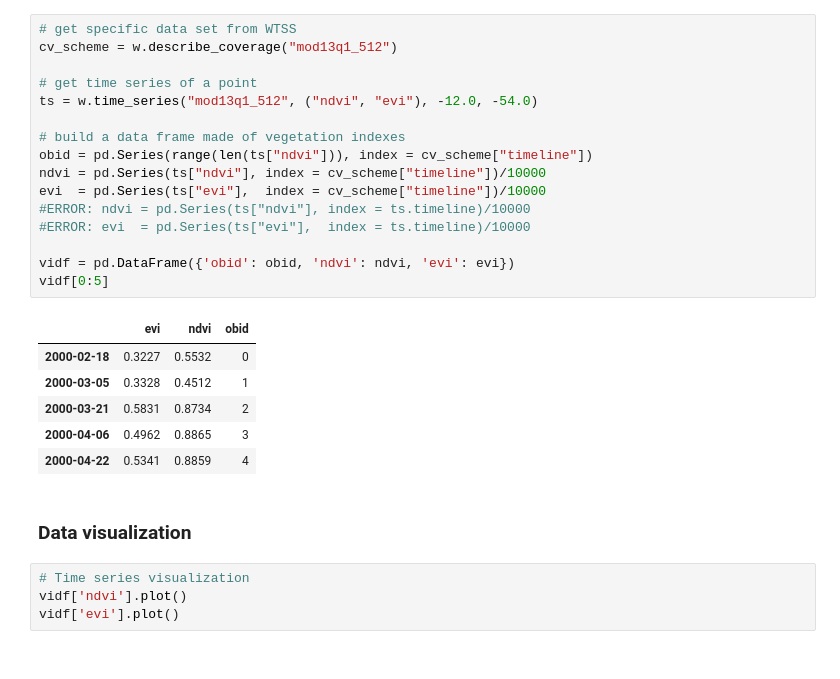
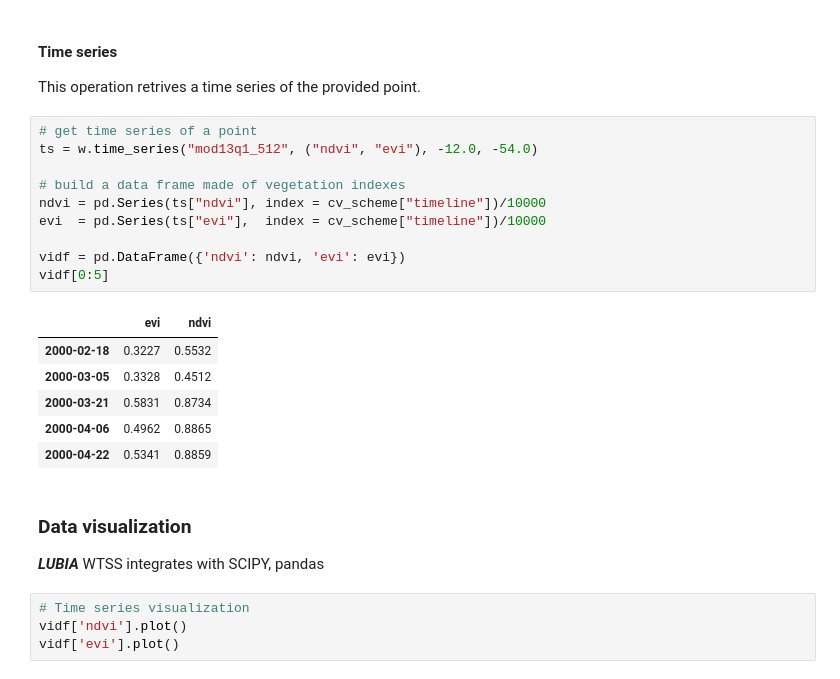
Before and after one commit to rolfsimoes/wgiss-py-webinar, a Jupyter notebook: WGISS_Tech_Webinar.ipynb, the cells around one changed output. Drawn from its saved outputs; the diff is of its cells as text.

```diff
--- a/WGISS_Tech_Webinar.ipynb
+++ b/WGISS_Tech_Webinar.ipynb
@@ -77,28 +118,26 @@ mod13q1_512
+# %% [markdown]
+#### Time series
+This operation retrives a time series of the provided point.
 # %%
-# get specific data set from WTSS
-cv_scheme = w.describe_coverage("mod13q1_512")
-
 # get time series of a point
 ts = w.time_series("mod13q1_512", ("ndvi", "evi"), -12.0, -54.0)
 
 # build a data frame made of vegetation indexes
-obid = pd.Series(range(len(ts["ndvi"])), index = cv_scheme["timeline"])
 ndvi = pd.Series(ts["ndvi"], index = cv_scheme["timeline"])/10000
 evi  = pd.Series(ts["evi"],  index = cv_scheme["timeline"])/10000
-#ERROR: ndvi = pd.Series(ts["ndvi"], index = ts.timeline)/10000
-#ERROR: evi  = pd.Series(ts["evi"],  index = ts.timeline)/10000
 
-vidf = pd.DataFrame({'obid': obid, 'ndvi': ndvi, 'evi': evi})
+vidf = pd.DataFrame({'ndvi': ndvi, 'evi': evi})
 vidf[0:5]
 # %% [output]
-|  | evi | ndvi | obid |
-| 2000-02-18 | 0.3227 | 0.5532 | 0 |
-| 2000-03-05 | 0.3328 | 0.4512 | 1 |
-| 2000-03-21 | 0.5831 | 0.8734 | 2 |
-| 2000-04-06 | 0.4962 | 0.8865 | 3 |
-| 2000-04-22 | 0.5341 | 0.8859 | 4 |
+|  | evi | ndvi |
+| 2000-02-18 | 0.3227 | 0.5532 |
+| 2000-03-05 | 0.3328 | 0.4512 |
+| 2000-03-21 | 0.5831 | 0.8734 |
+| 2000-04-06 | 0.4962 | 0.8865 |
+| 2000-04-22 | 0.5341 | 0.8859 |
 # %% [markdown]
 ### Data visualization
+***LUBIA*** WTSS integrates with SCIPY, pandas
 # %%
 # Time series visualization
 vidf['ndvi'].plot()
```
Also changed, not shown: parts of 15 cells of this notebook.
